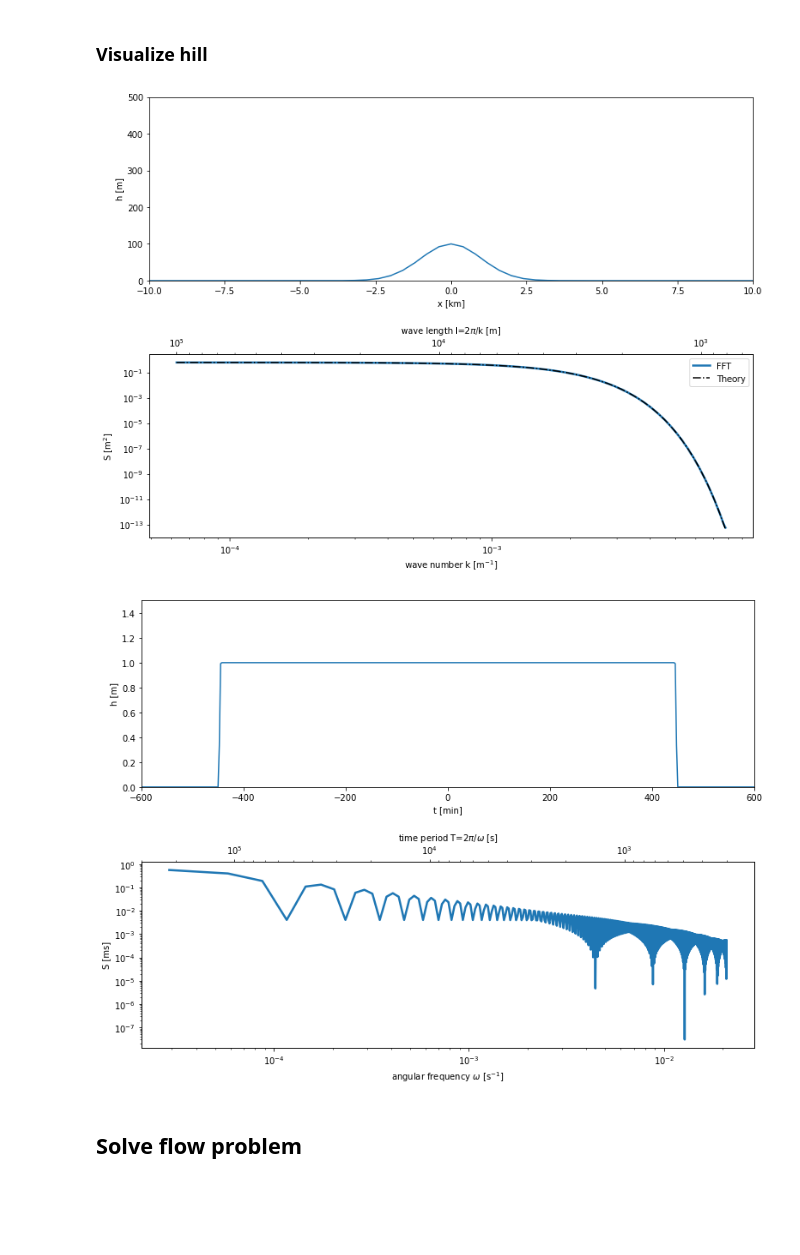
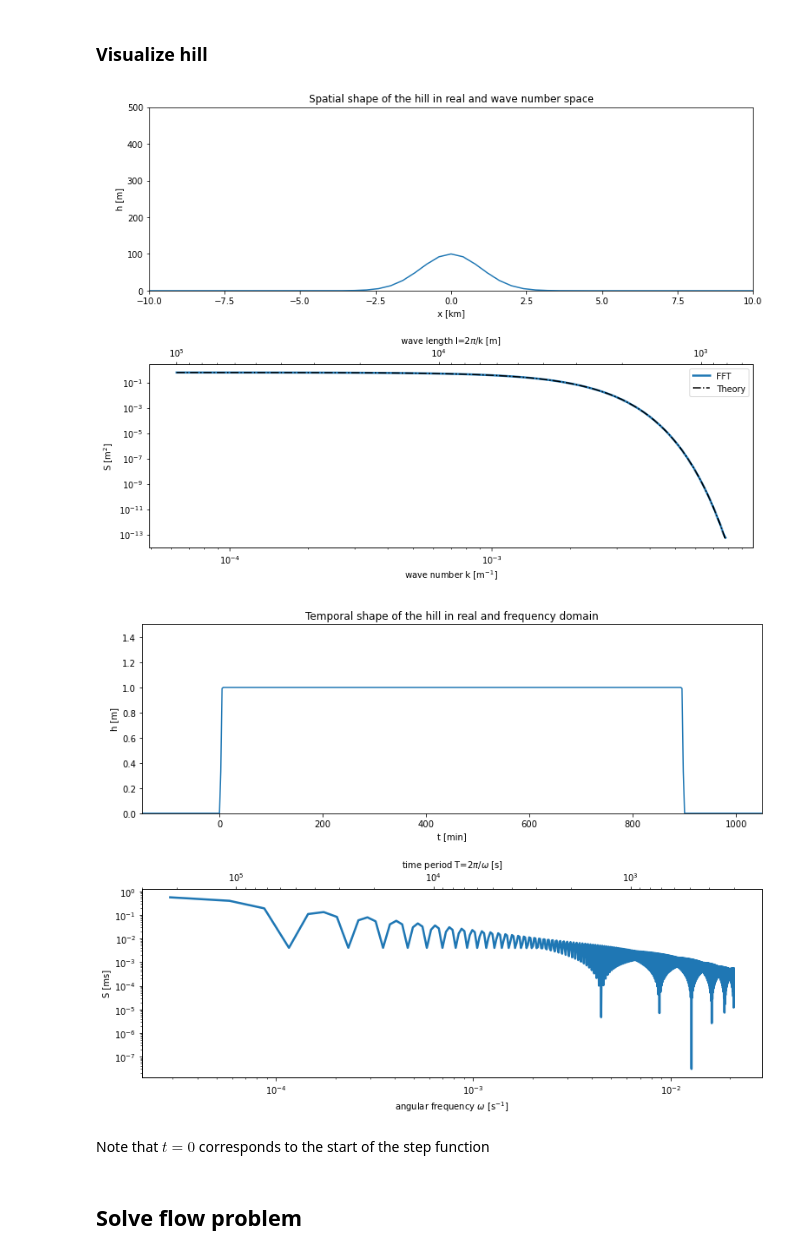
Before and after one commit to DriesAllaerts/lbow, a Jupyter notebook: notebooks/5-transient--step-function.ipynb, the cells around one changed output. Drawn from its saved outputs; the diff is of its cells as text; code cells hidden in the pictures; blank space fills up the shorter version.

```diff
--- a/notebooks/5-transient--step-function.ipynb
+++ b/notebooks/5-transient--step-function.ipynb
@@ -39,11 +47,12 @@ Hill shape $h\left(x,t\right) = h_{max}\exp\left(-\frac{x^2}{2L^2}\right)\Pi\lef
 # %%
-L = 1000.0   # Characteristic width of the hill [m]
-hmax = 100.0 # Height of the hill [m]
-tau = 360    # Characteristic time scale [s]
+L = 1000.0    # Characteristic width of the hill [m]
+hmax = 100.0  # Height of the hill [m]
+W = 15 * 3600 # Width of the pulse [s]
+tau = 360     # Characteristic time scale (determine rise speed of the pulse)[s]
 
 # Shape functions of the hill
 hx = lambda x: hmax*np.exp(-(x/L)**2/2)
-ht = lambda t: S((t+T/8)/tau)-S((t-T/8)/tau+1)
+ht = lambda t: S((t)/tau)-S((t-W)/tau+1)
 # %% [markdown]
 Numerical parameters
 # %%
@@ -87,7 +96,8 @@ f,ax = plt.subplots(2,1,figsize=(12.8,9.6))
 plt.subplots_adjust(hspace=0.4)
 ax[0].plot(xs/1.e3,hx(xs))
 ax[1].loglog(model.k[1:int(Nx/2),0],np.abs(model.hc[1:int(Nx/2),0]),linewidth=2.5,label='FFT')
-_ = ax[0].set(xlim=[-10,10],ylim=[0,500],xlabel='x [km]',ylabel='h [m]')
+_ = ax[0].set(xlim=[-10,10],ylim=[0,500],xlabel='x [km]',ylabel='h [m]',
+              title='Spatial shape of the hill in real and wave number space')
 _ = ax[1].set(xlabel=r'wave number k [m$^{-1}$]',ylabel=r'S [m$^2$]')
 
 # Theoretical Fourier transform pair
@@ -99,21 +109,24 @@ ax2.set_xscale('log')
 ax2.set_xlabel(r'wave length l=2$\pi$/k [m]')
 _ = ax2.set_xlim((2*np.pi/ax[1].get_xlim()[0],2*np.pi/ax[1].get_xlim()[1]))
 # %% [output]
-[figure, old version]
+[figure, new version]
 # %%
 f,ax = plt.subplots(2,1,figsize=(12.8,9.6))
 plt.subplots_adjust(hspace=0.4)
 ax[0].plot(ts/60,ht(ts))
 ax[1].loglog(-model.omega[0,1:],np.abs(model.hc[0,1:]),linewidth=2.5,label='FFT')
-_ = ax[0].set(xlim=[-600,600],ylim=[0,1.5],xlabel='t [min]',ylabel='h [m]')
+_ = ax[0].set(xlim=[-150,1050],ylim=[0,1.5],xlabel='t [min]',ylabel='h [m]',
+              title='Temporal shape of the hill in real and frequency domain')
 _ = ax[1].set(xlabel=r'angular frequency $\omega$ [s$^{-1}$]',ylabel=r'S [ms]')
 
 ax2 = ax[1].twiny()
 ax2.set_xscale('log')
 ax2.set_xlabel(r'time period T=2$\pi$/$\omega$ [s]')
 _ = ax2.set_xlim((2*np.pi/ax[1].get_xlim()[0],2*np.pi/ax[1].get_xlim()[1]))
 # %% [output]
-[figure, old version]
+[figure, new version]
+# %% [markdown]
+Note that $t=0$ corresponds to the start of the step function
 # %% [markdown]
 ## Solve flow problem
 # %%
```
Also changed, not shown: parts of 8 cells of this notebook, 7 other files.
